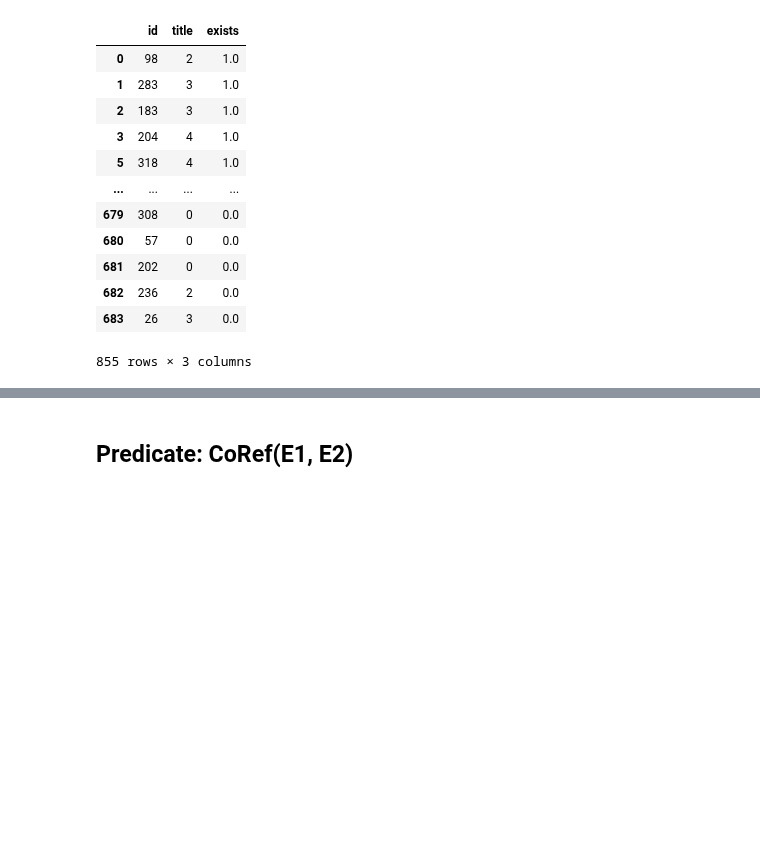
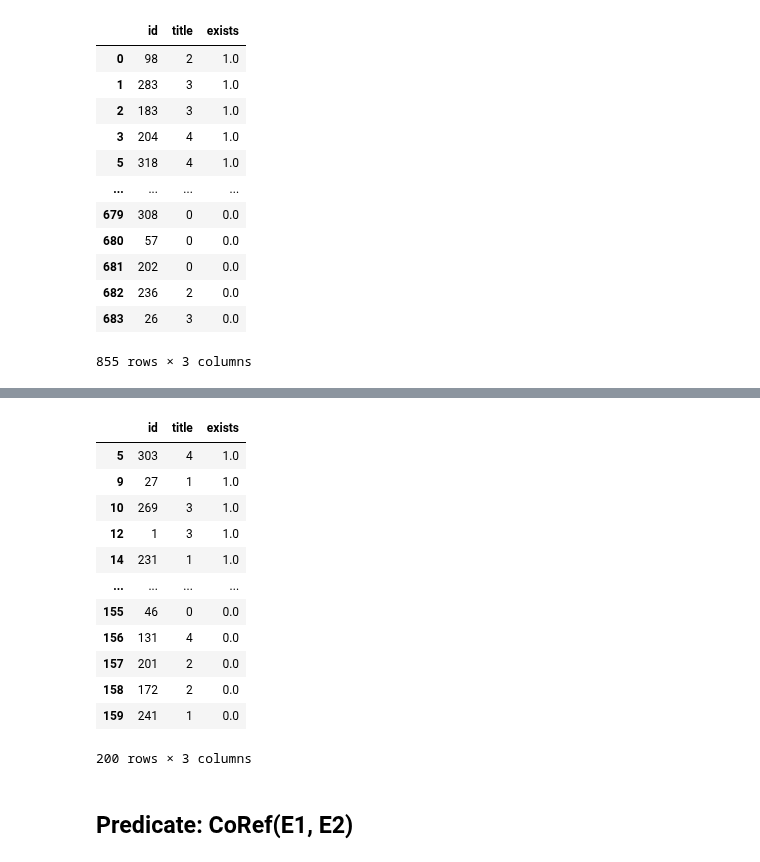
Before and after one commit to linqs/collective-graph-identification, a Jupyter notebook: scripts/Data Refactor.ipynb, the cells around one changed output, grey strips where cells are left out. Cells and saved outputs as stored; diff of their text form; code cells hidden in the pictures; blank space fills up the shorter version.

```diff
--- a/scripts/Data Refactor.ipynb
+++ b/scripts/Data Refactor.ipynb
@@ -296,0 +323,24 @@ full_set_email_has_label
+# %%
+email_has_label_truth = ground_truth_email_nodes[ground_truth_email_nodes['id'].isin(list(email_nodes_targets['id']))][['id', 'title']].copy()
+# Convert titles to integers so PSL can ground faster
+email_has_label_truth['title'] = email_has_label_truth['title'].map(title_map)
+
+# Add in an existence column
+email_has_label_truth['exists'] = 1.0
+
+full_set_email_has_label_truth = fill_observed_missing_possibilities(email_has_label_truth, ['id', 'title', 'exists'], list(title_map.values()) )
+full_set_email_has_label_truth
+# %% [output]
+|  | id | title | exists |
+| 5 | 303 | 4 | 1.0 |
+| 9 | 27 | 1 | 1.0 |
+| 10 | 269 | 3 | 1.0 |
+| 12 | 1 | 3 | 1.0 |
+| 14 | 231 | 1 | 1.0 |
+| ... | ... | ... | ... |
+| 155 | 46 | 0 | 0.0 |
+| 156 | 131 | 4 | 0.0 |
+| 157 | 201 | 2 | 0.0 |
+| 158 | 172 | 2 | 0.0 |
+| 159 | 241 | 1 | 0.0 |
+200 rows × 3 columns
```
Also changed, not shown: parts of 8 cells of this notebook.
